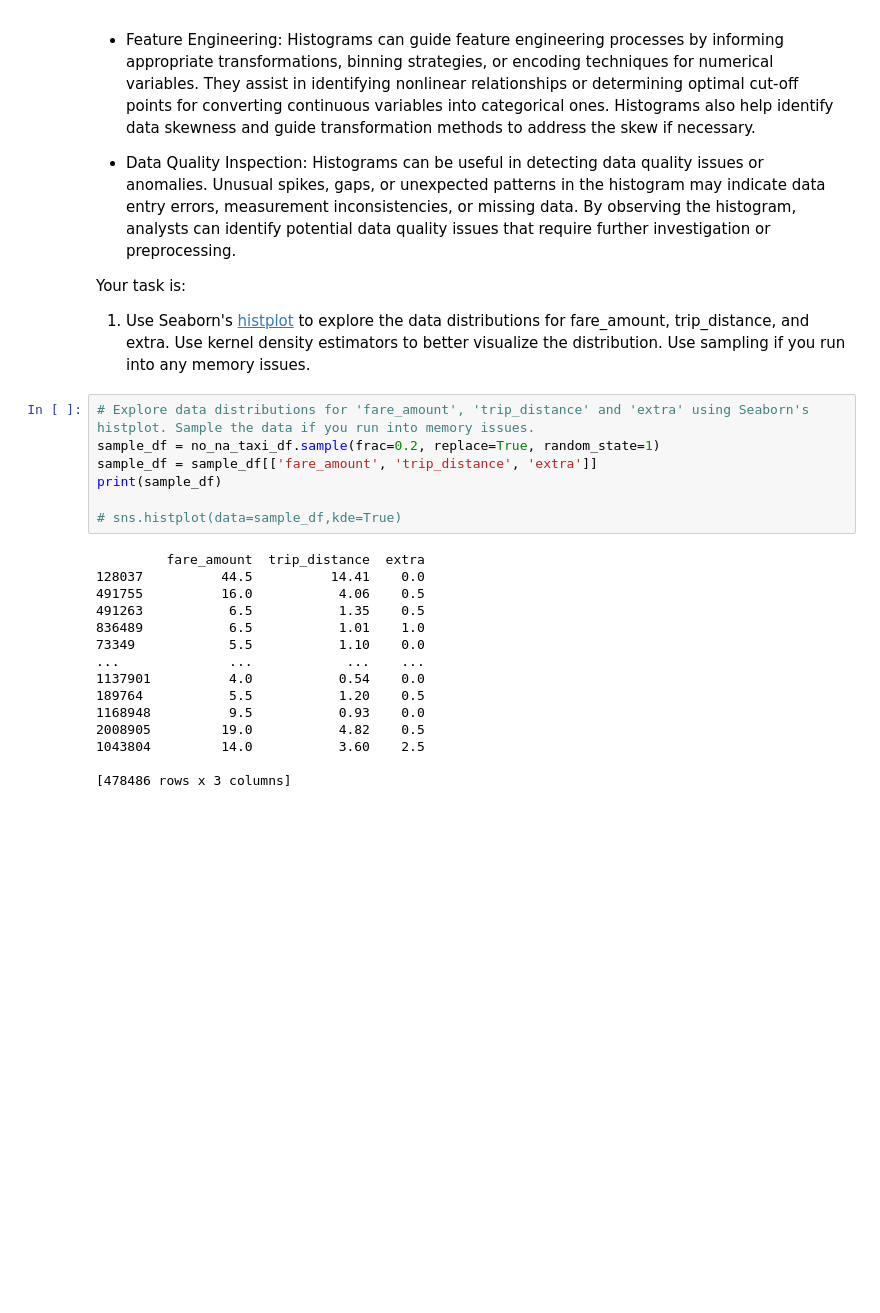
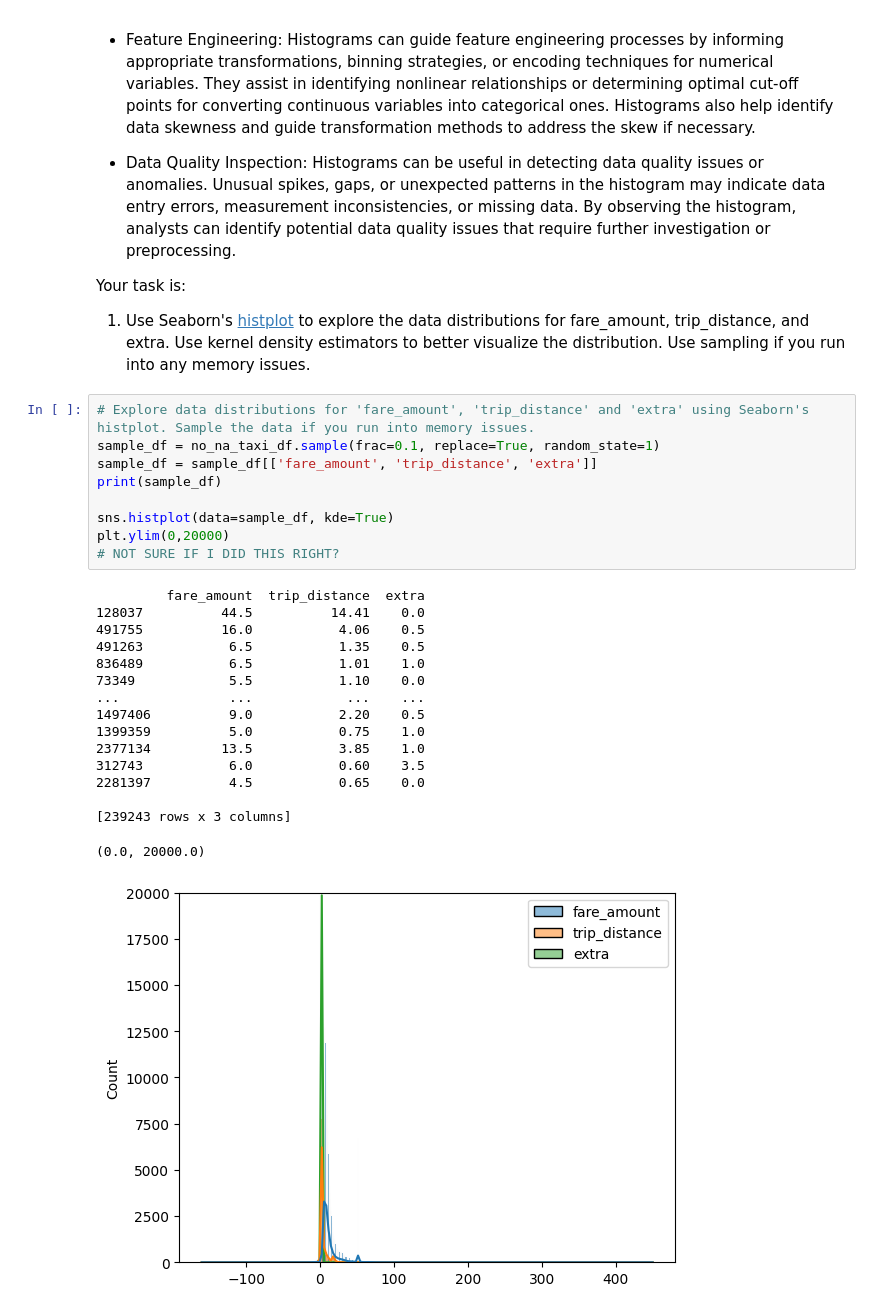
Before and after one commit to FranciscoNav/springboard, a Jupyter notebook: Student_MLE_MiniProject_EDA.ipynb, the cells around one changed output. Drawn from its saved outputs; the diff is of its cells as text; blank space fills up the shorter version.

```diff
--- a/Student_MLE_MiniProject_EDA.ipynb
+++ b/Student_MLE_MiniProject_EDA.ipynb
@@ -345,23 +345,27 @@ Your task is:
   1. Use Seaborn's [histplot](https://seaborn.pydata.org/generated/seaborn.histplot.html) to explore the data distributions for fare_amount, trip_distance, and extra. Use kernel density estimators to better visualize the distribution. Use sampling if you run into any memory issues.
 # %%
 # Explore data distributions for 'fare_amount', 'trip_distance' and 'extra' using Seaborn's histplot. Sample the data if you run into memory issues.
-sample_df = no_na_taxi_df.sample(frac=0.2, replace=True, random_state=1)
+sample_df = no_na_taxi_df.sample(frac=0.1, replace=True, random_state=1)
 sample_df = sample_df[['fare_amount', 'trip_distance', 'extra']]
 print(sample_df)
 
-# sns.histplot(data=sample_df,kde=True)
+sns.histplot(data=sample_df, kde=True)
+plt.ylim(0,20000)
+# NOT SURE IF I DID THIS RIGHT?
 # %% [output]
          fare_amount  trip_distance  extra
 128037          44.5          14.41    0.0
 491755          16.0           4.06    0.5
 491263           6.5           1.35    0.5
 836489           6.5           1.01    1.0
 73349            5.5           1.10    0.0
 ...              ...            ...    ...
-1137901          4.0           0.54    0.0
-189764           5.5           1.20    0.5
-1168948          9.5           0.93    0.0
-2008905         19.0           4.82    0.5
-1043804         14.0           3.60    2.5
+1497406          9.0           2.20    0.5
+1399359          5.0           0.75    1.0
+2377134         13.5           3.85    1.0
+312743           6.0           0.60    3.5
+2281397          4.5           0.65    0.0
 
-[478486 rows x 3 columns]
+[239243 rows x 3 columns]
+(0.0, 20000.0)
+[figure, added]
```
Also changed, not shown: parts of 3 cells of this notebook.
